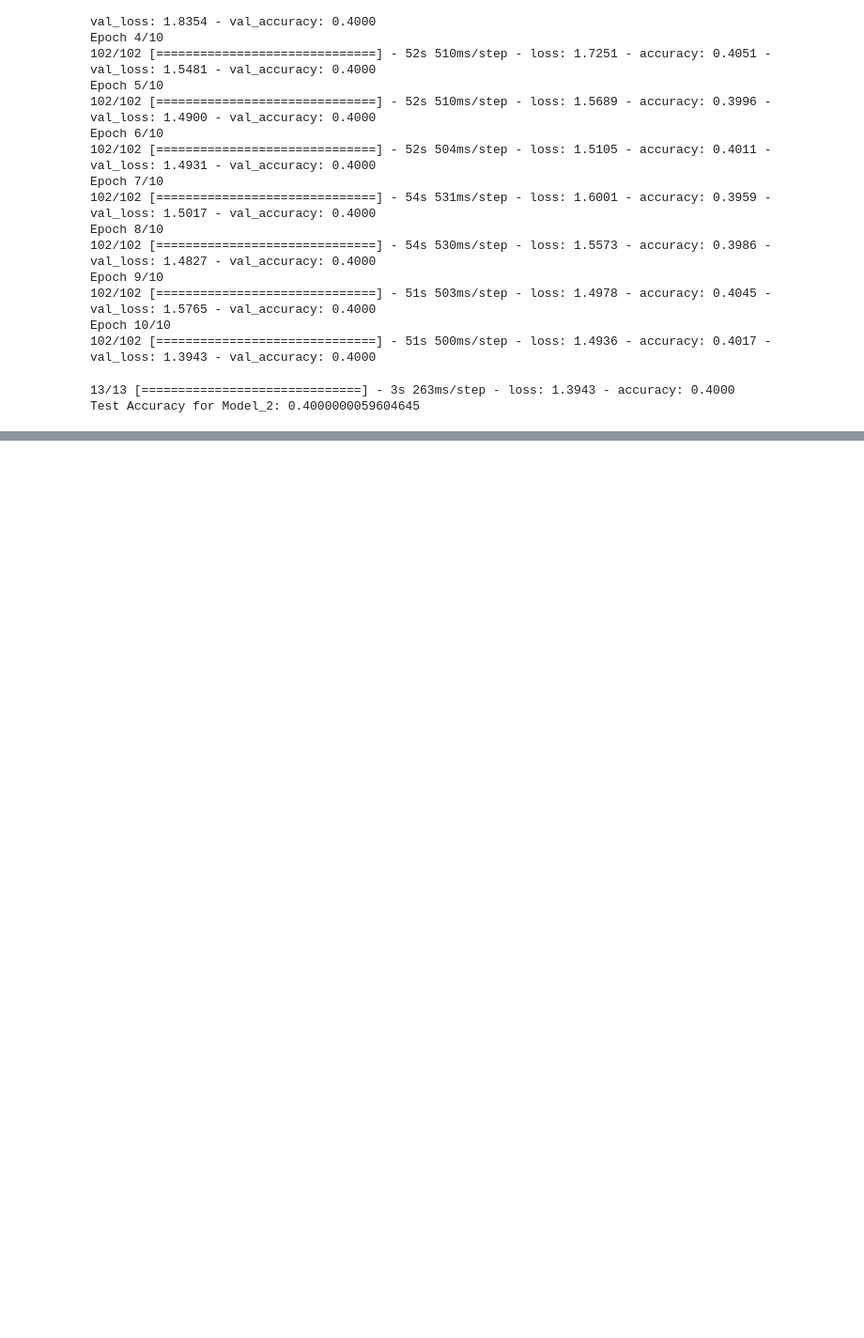
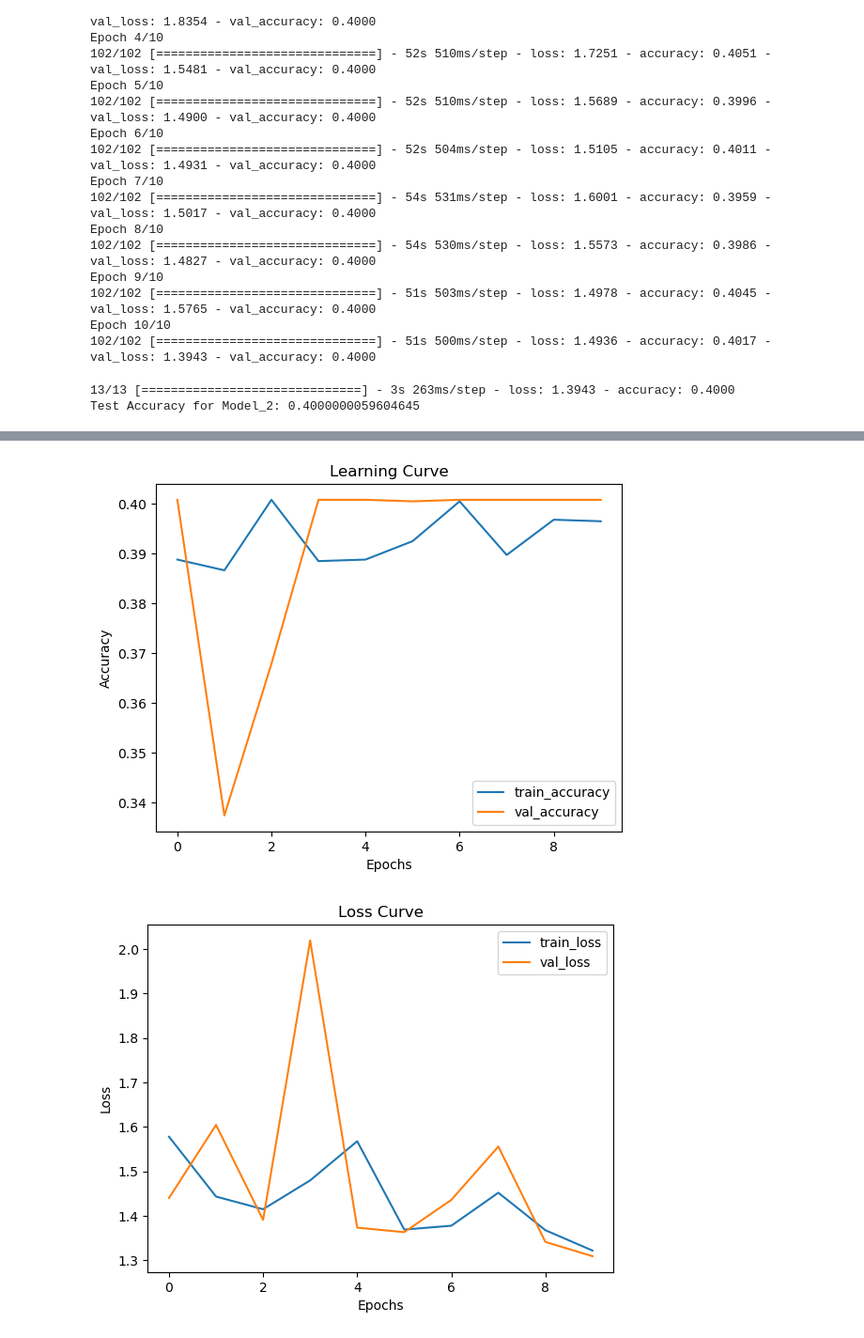
Before and after one commit to NdanyuzweP/Crop-Disease-Detection, a Jupyter notebook: notebook.ipynb, the cells around one changed output, grey strips where cells are left out. Shown at 94% size. Cells and saved outputs as stored; diff of their text form; code cells hidden in the pictures; blank space fills up the shorter version.

```diff
--- a/notebook.ipynb
+++ b/notebook.ipynb
@@ -181,0 +215,21 @@ Test Accuracy for Model_2: 0.4000000059604645
+# %%
+# Fit the model and save the history
+history = model_2.fit(train_generator, epochs=10, validation_data=train_generator)
+
+# Plotting accuracy and loss after fitting the model
+plt.plot(history.history['accuracy'], label='train_accuracy')
+plt.plot(history.history['val_accuracy'], label='val_accuracy')
+plt.xlabel('Epochs')
+plt.ylabel('Accuracy')
+plt.legend()
+plt.title('Learning Curve')
+plt.show()
+
+plt.plot(history.history['loss'], label='train_loss')
+plt.plot(history.history['val_loss'], label='val_loss')
+plt.xlabel('Epochs')
+plt.ylabel('Loss')
+plt.legend()
+plt.title('Loss Curve')
+plt.show()
+# %% [output]
@@ -181,0 +256,2 @@ Test Accuracy for Model_2: 0.4000000059604645
+[figure, added]
+[figure, added]
```
Also changed, not shown: parts of 3 cells of this notebook.
